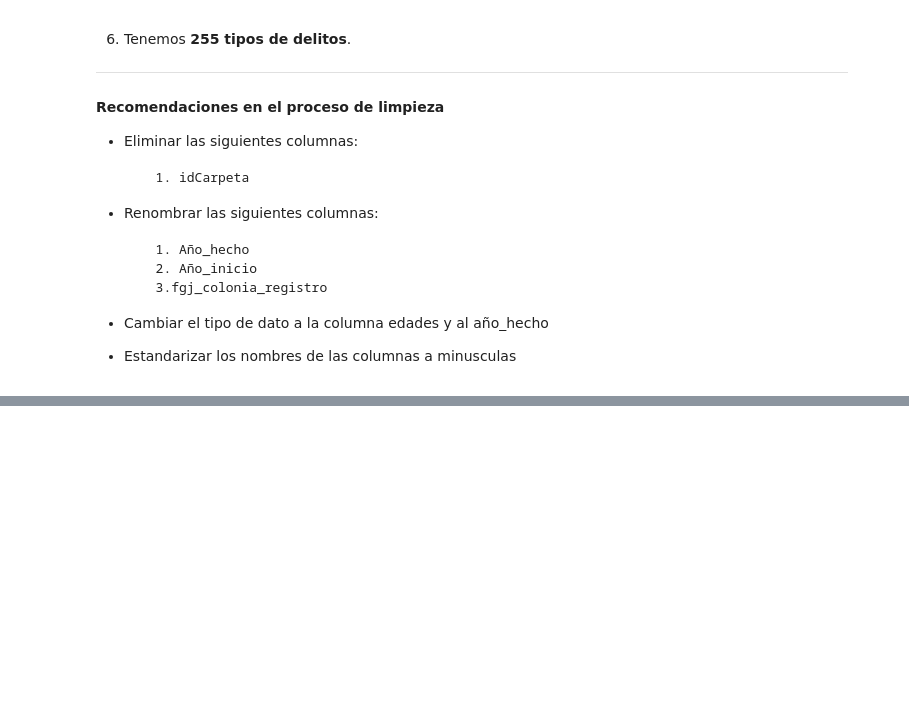
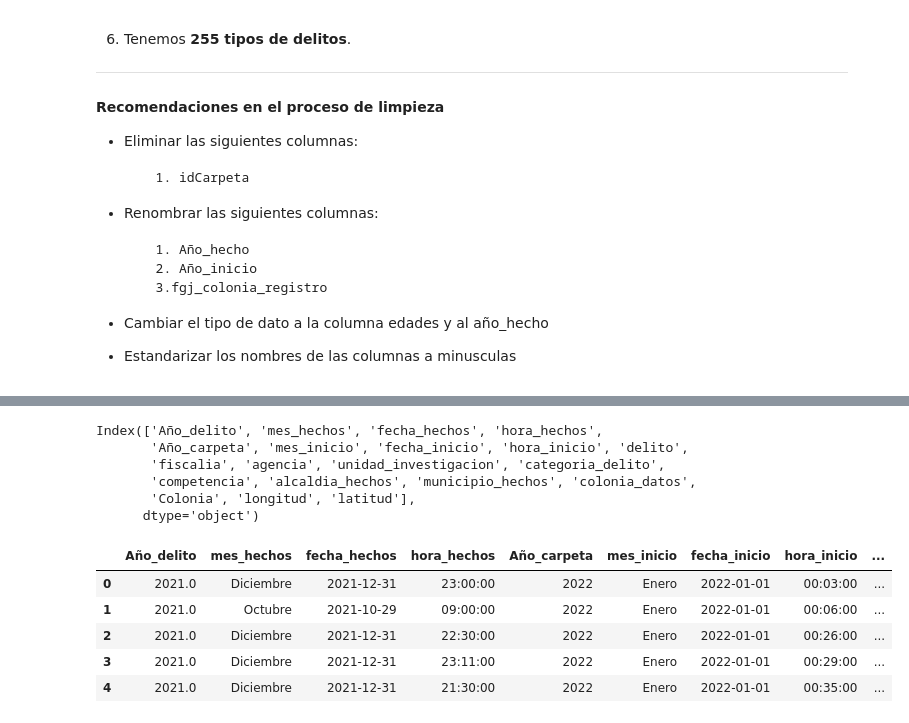
Before and after one commit to porto-o/analisis_carpetas_investigacion, a Jupyter notebook: analisis_2023.ipynb, the cells around one changed output, grey strips where cells are left out. Cells and saved outputs as stored; diff of their text form; code cells hidden in the pictures; blank space fills up the shorter version.

```diff
--- a/analisis_2023.ipynb
+++ b/analisis_2023.ipynb
@@ -162,0 +264,23 @@ array(['FUERO COMUN', 'HECHOS NO DELICTIVOS', 'INCOMPETENCIAS'],
+# %%
+df2223.rename(columns={'ao_hechos':'Año_delito',
+                                   'ao_inicio':'Año_carpeta',
+                               'fgj_colonia_registro':'Colonia'},
+              inplace=True)
+
+df2223.columns
+# %% [output]
+Index(['Año_delito', 'mes_hechos', 'fecha_hechos', 'hora_hechos',
+       'Año_carpeta', 'mes_inicio', 'fecha_inicio', 'hora_inicio', 'delito',
+       'fiscalia', 'agencia', 'unidad_investigacion', 'categoria_delito',
+       'competencia', 'alcaldia_hechos', 'municipio_hechos', 'colonia_datos',
+       'Colonia', 'longitud', 'latitud'],
+      dtype='object')
+# %%
+df2223.head()
+# %% [output]
+|  | Año_delito | mes_hechos | fecha_hechos | hora_hechos | Año_carpeta | mes_inicio | fecha_inicio | hora_inicio | ... |
+| 0 | 2021.0 | Diciembre | 2021-12-31 | 23:00:00 | 2022 | Enero | 2022-01-01 | 00:03:00 | ... |
+| 1 | 2021.0 | Octubre | 2021-10-29 | 09:00:00 | 2022 | Enero | 2022-01-01 | 00:06:00 | ... |
+| 2 | 2021.0 | Diciembre | 2021-12-31 | 22:30:00 | 2022 | Enero | 2022-01-01 | 00:26:00 | ... |
+| 3 | 2021.0 | Diciembre | 2021-12-31 | 23:11:00 | 2022 | Enero | 2022-01-01 | 00:29:00 | ... |
+| 4 | 2021.0 | Diciembre | 2021-12-31 | 21:30:00 | 2022 | Enero | 2022-01-01 | 00:35:00 | ... |
```
Also changed, not shown: parts of 16 cells of this notebook, 1 other file.
